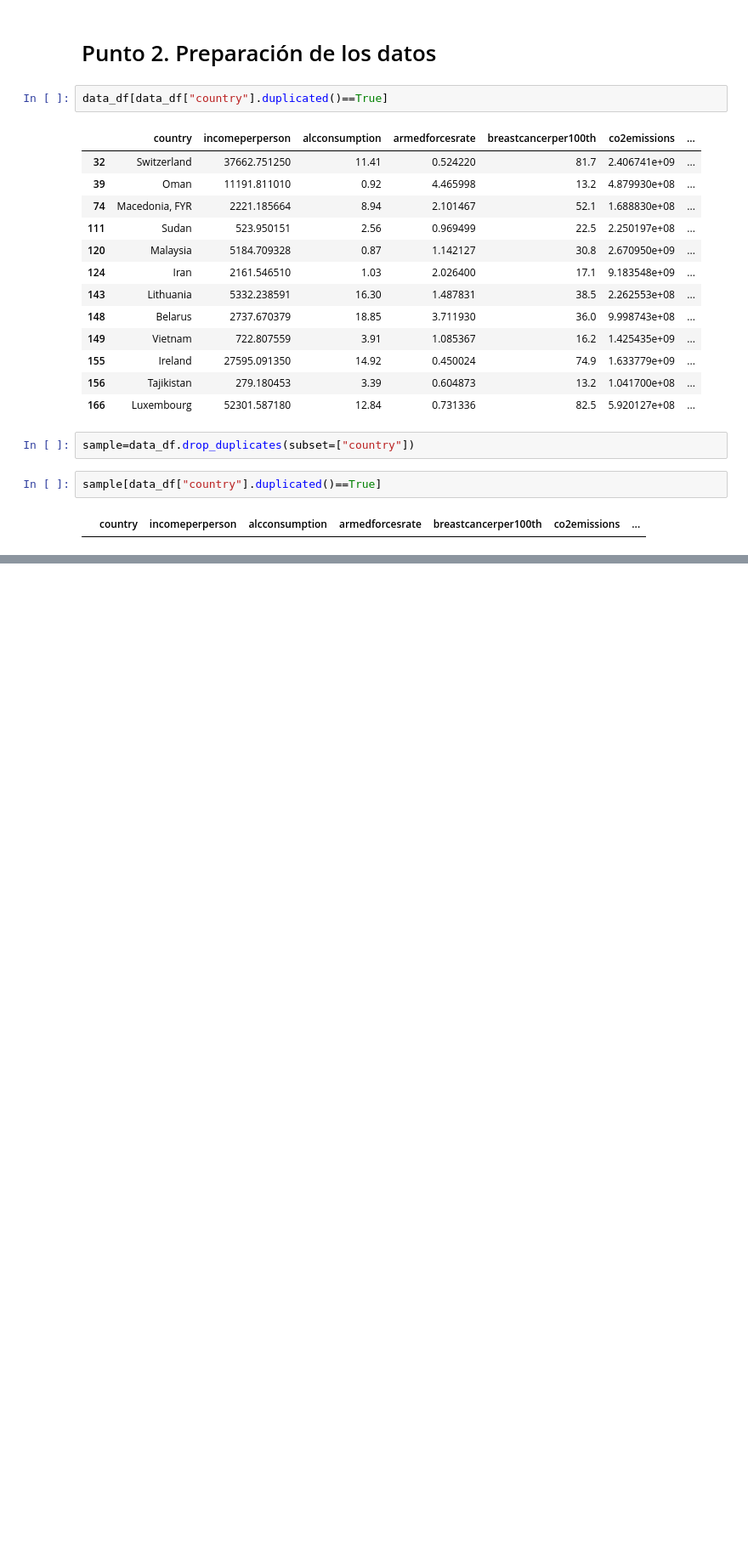
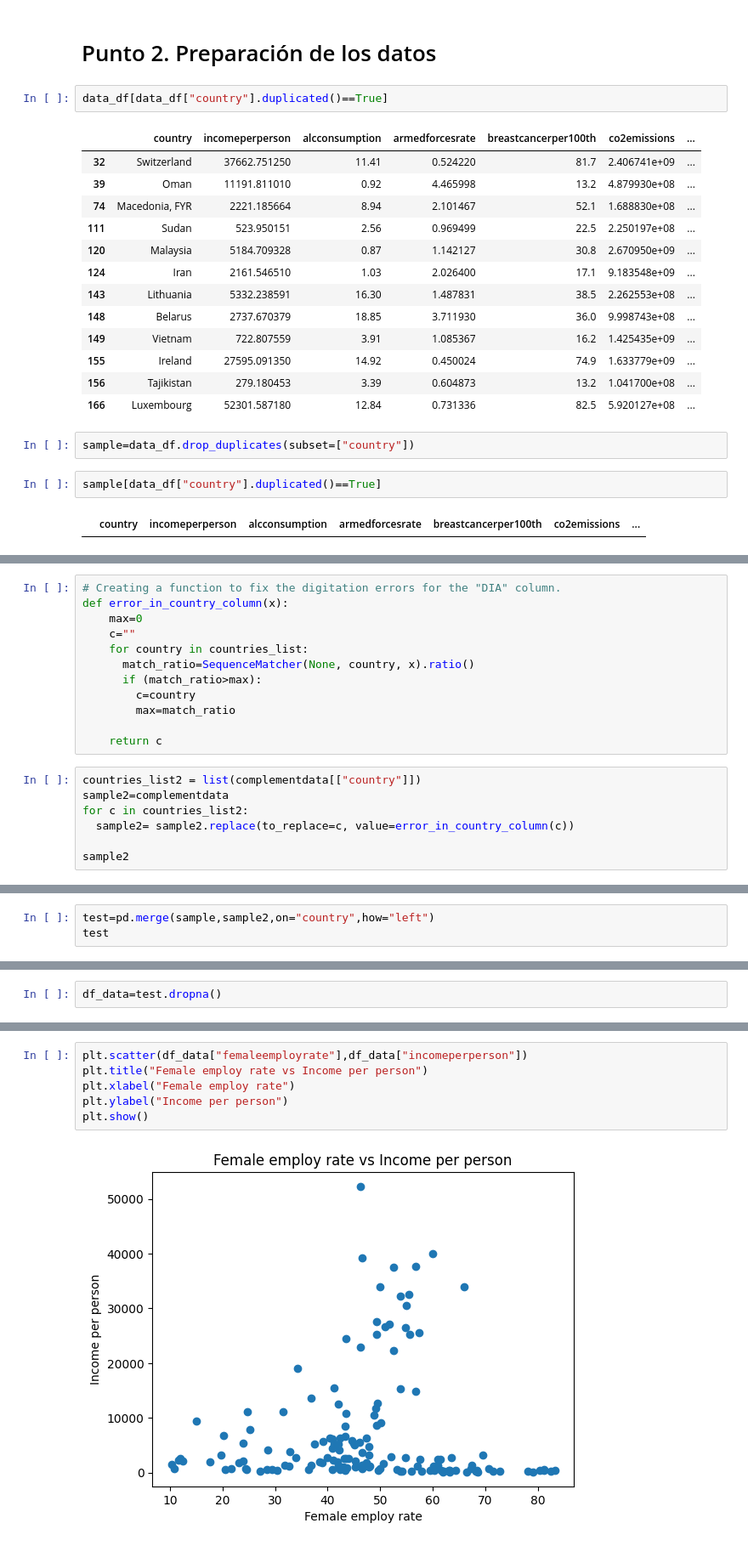
Before and after one commit to AngieRinBri/TallerPIBBancoMundial, a Jupyter notebook: Taller2.ipynb, the cells around one changed output, grey strips where cells are left out. Shown at 85% size. Drawn from its saved outputs; the diff is of its cells as text; blank space fills up the shorter version.

```diff
--- a/Taller2.ipynb
+++ b/Taller2.ipynb
@@ -467,0 +491,19 @@ OSError: [Errno 22] Invalid argument: './gapminder_final.csv'
+# %%
+# Creating a function to fix the digitation errors for the "DIA" column.
+def error_in_country_column(x):
+    max=0
+    c=""
+    for country in countries_list:
+      match_ratio=SequenceMatcher(None, country, x).ratio()
+      if (match_ratio>max):
+        c=country
+        max=match_ratio
+
+    return c
+# %%
+countries_list2 = list(complementdata[["country"]])
+sample2=complementdata
+for c in countries_list2:
+  sample2= sample2.replace(to_replace=c, value=error_in_country_column(c))
+
+sample2
@@ -467,0 +524,3 @@ OSError: [Errno 22] Invalid argument: './gapminder_final.csv'
+# %%
+test=pd.merge(sample,sample2,on="country",how="left")
+test
@@ -467,0 +553,2 @@ OSError: [Errno 22] Invalid argument: './gapminder_final.csv'
+# %%
+df_data=test.dropna()
@@ -467,0 +574,8 @@ OSError: [Errno 22] Invalid argument: './gapminder_final.csv'
+# %%
+plt.scatter(df_data["femaleemployrate"],df_data["incomeperperson"])
+plt.title("Female employ rate vs Income per person")
+plt.xlabel("Female employ rate")
+plt.ylabel("Income per person")
+plt.show()
+# %% [output]
+[figure, added]
```
Also changed, not shown: parts of 54 cells of this notebook, 1 other file.
